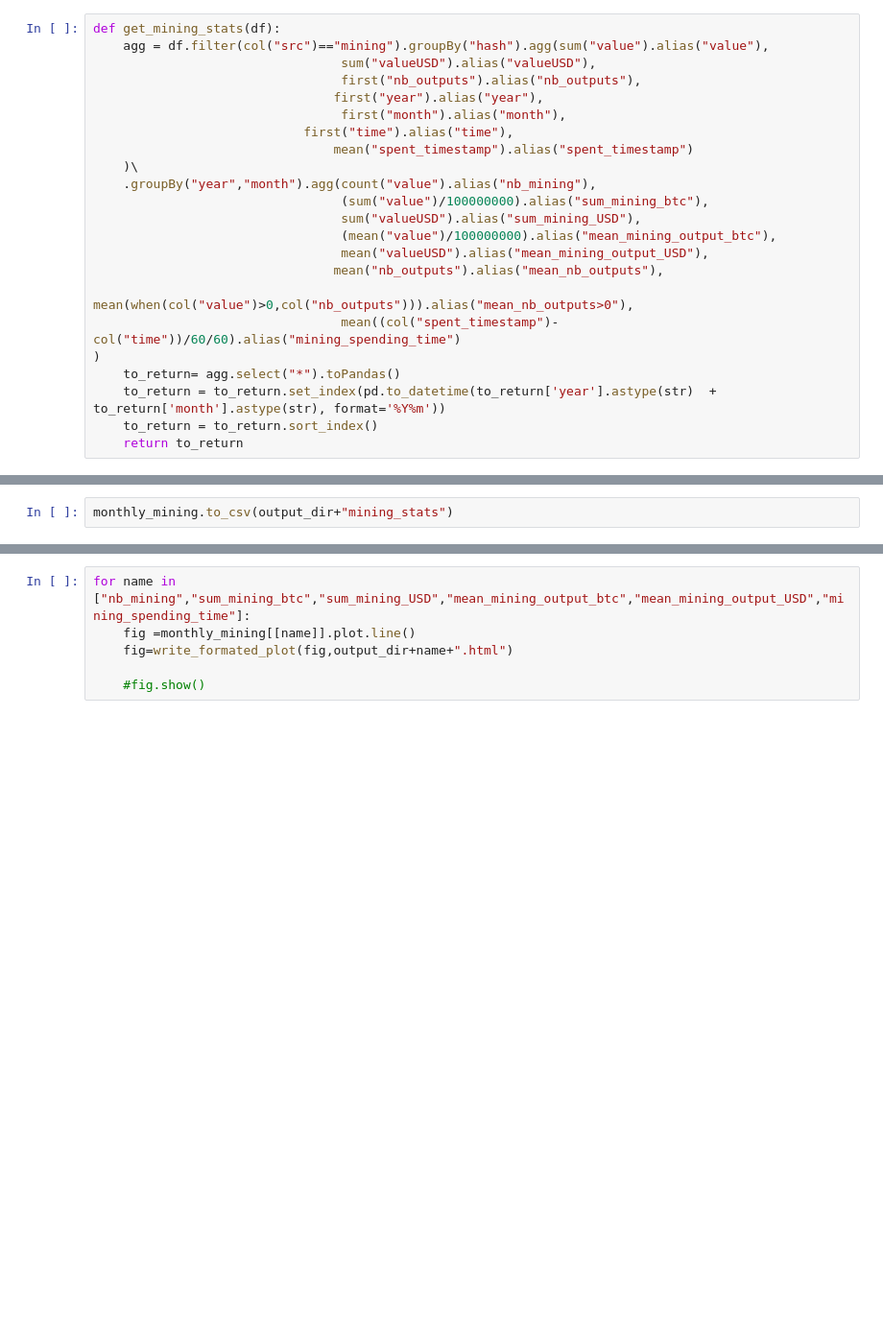
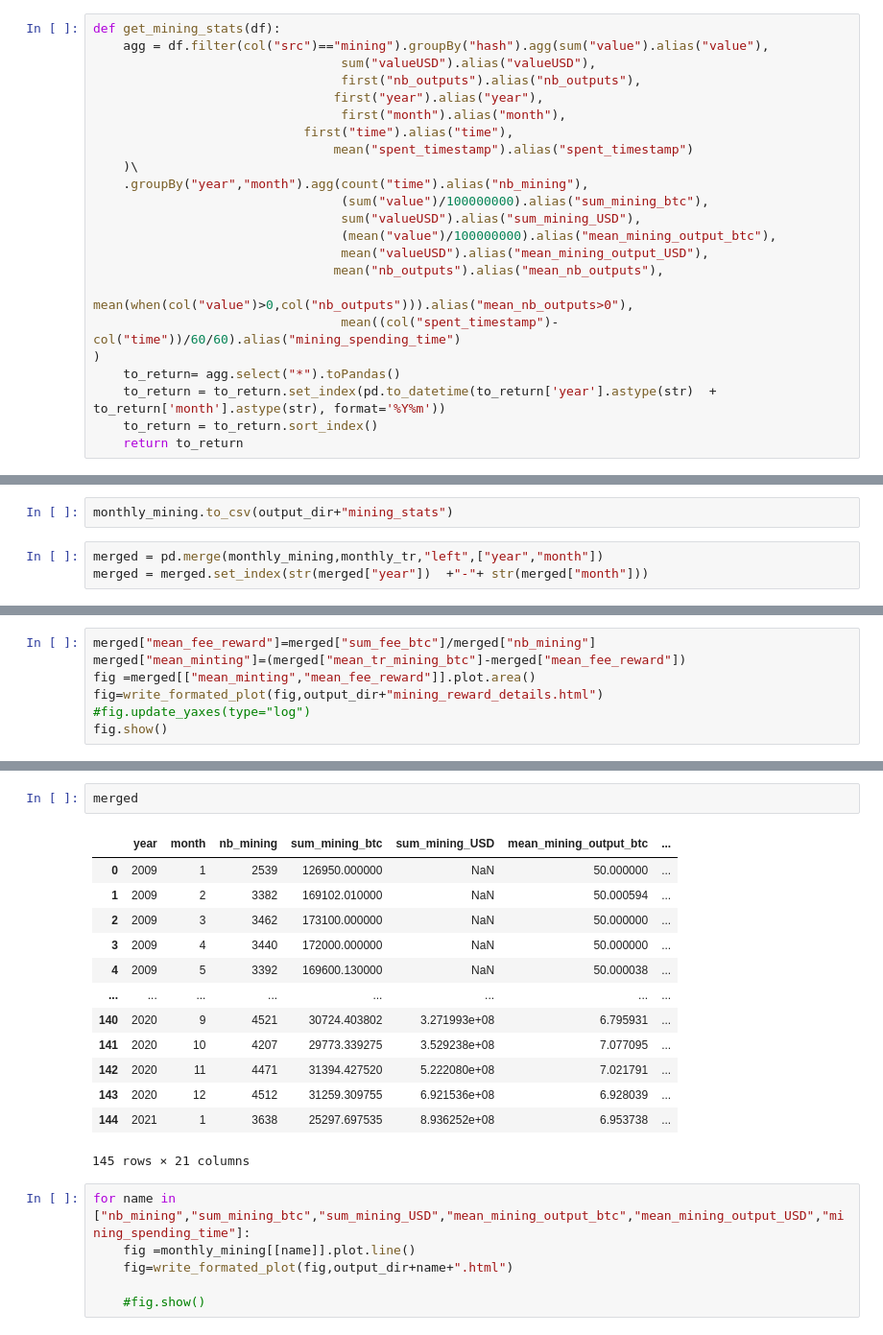
Before and after one commit to Yquetzal/bitcoin_analysis, a Jupyter notebook: analysis_categories.ipynb, the cells around one changed output, grey strips where cells are left out. Shown at 96% size. Cells and saved outputs as stored; diff of their text form; blank space fills up the shorter version.

```diff
--- a/analysis_categories.ipynb
+++ b/analysis_categories.ipynb
@@ -216,7 +202,7 @@ def get_mining_stats(df):
                             first("time").alias("time"),
                                 mean("spent_timestamp").alias("spent_timestamp")
     )\
-    .groupBy("year","month").agg(count("value").alias("nb_mining"),
+    .groupBy("year","month").agg(count("time").alias("nb_mining"),
                                  (sum("value")/100000000).alias("sum_mining_btc"),
                                  sum("valueUSD").alias("sum_mining_USD"),
                                  (mean("value")/100000000).alias("mean_mining_output_btc"),
@@ -234,3 +220,6 @@ monthly_mining = get_mining_stats(data.filter(col("year")==2010))
 monthly_mining = get_mining_stats(data)
 # %%
 monthly_mining.to_csv(output_dir+"mining_stats")
+# %%
+merged = pd.merge(monthly_mining,monthly_tr,"left",["year","month"])
+merged = merged.set_index(str(merged["year"])  +"-"+ str(merged["month"]))
@@ -236,0 +228,7 @@ monthly_mining.to_csv(output_dir+"mining_stats")
+# %%
+merged["mean_fee_reward"]=merged["sum_fee_btc"]/merged["nb_mining"]
+merged["mean_minting"]=(merged["mean_tr_mining_btc"]-merged["mean_fee_reward"])
+fig =merged[["mean_minting","mean_fee_reward"]].plot.area()
+fig=write_formated_plot(fig,output_dir+"mining_reward_details.html")
+#fig.update_yaxes(type="log")
+fig.show()
@@ -237,3 +237,19 @@ monthly_mining.to_csv(output_dir+"mining_stats")
+# %%
+merged
+# %% [output]
+|  | year | month | nb_mining | sum_mining_btc | sum_mining_USD | mean_mining_output_btc | ... |
+| 0 | 2009 | 1 | 2539 | 126950.000000 | NaN | 50.000000 | ... |
+| 1 | 2009 | 2 | 3382 | 169102.010000 | NaN | 50.000594 | ... |
+| 2 | 2009 | 3 | 3462 | 173100.000000 | NaN | 50.000000 | ... |
+| 3 | 2009 | 4 | 3440 | 172000.000000 | NaN | 50.000000 | ... |
+| 4 | 2009 | 5 | 3392 | 169600.130000 | NaN | 50.000038 | ... |
+| ... | ... | ... | ... | ... | ... | ... | ... |
+| 140 | 2020 | 9 | 4521 | 30724.403802 | 3.271993e+08 | 6.795931 | ... |
+| 141 | 2020 | 10 | 4207 | 29773.339275 | 3.529238e+08 | 7.077095 | ... |
+| 142 | 2020 | 11 | 4471 | 31394.427520 | 5.222080e+08 | 7.021791 | ... |
+| 143 | 2020 | 12 | 4512 | 31259.309755 | 6.921536e+08 | 6.928039 | ... |
+| 144 | 2021 | 1 | 3638 | 25297.697535 | 8.936252e+08 | 6.953738 | ... |
+145 rows × 21 columns
 # %%
 for name in ["nb_mining","sum_mining_btc","sum_mining_USD","mean_mining_output_btc","mean_mining_output_USD","mining_spending_time"]:
     fig =monthly_mining[[name]].plot.line()
```
Also changed, not shown: parts of 3 cells of this notebook, 3 other files.
